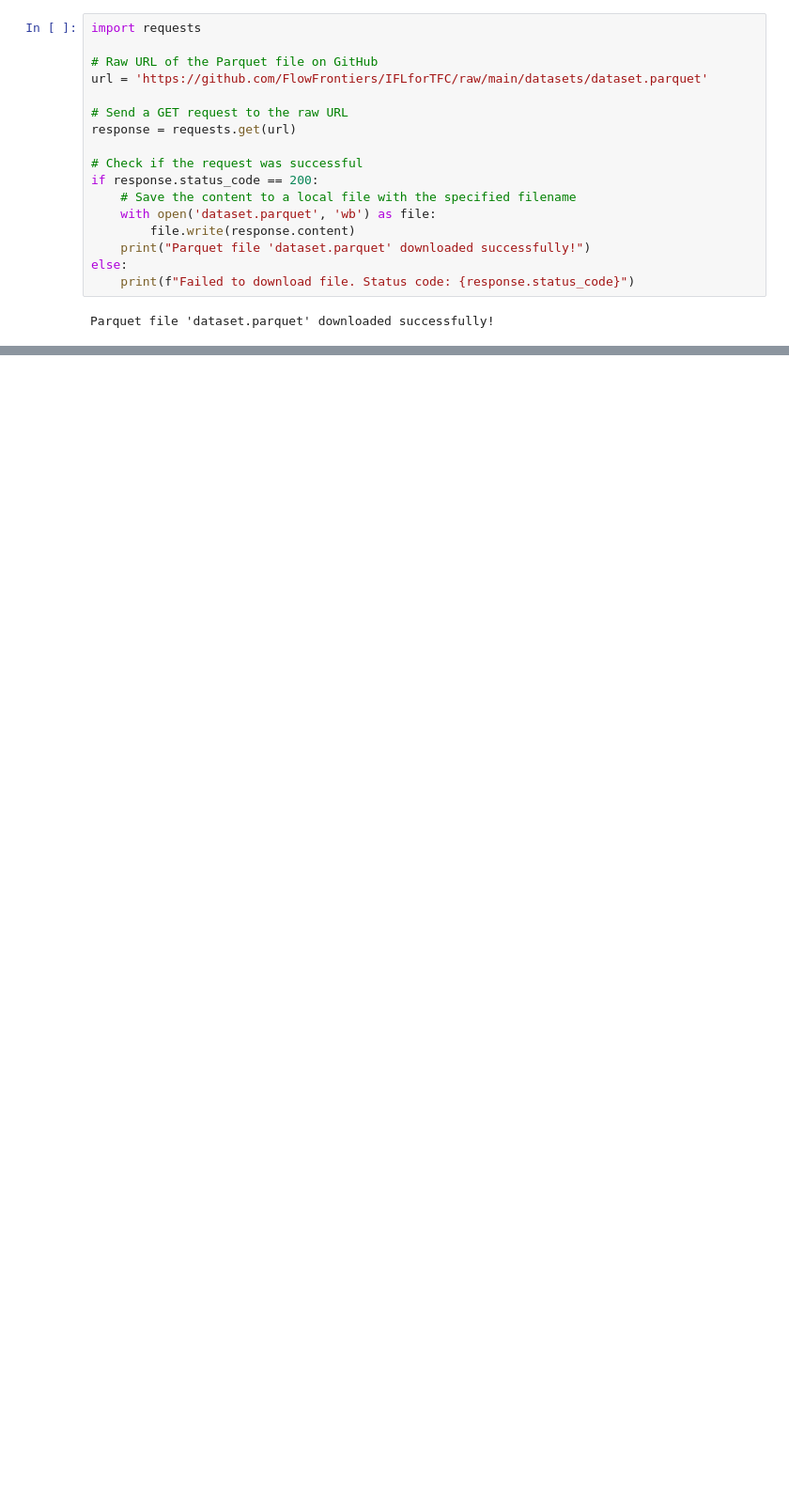
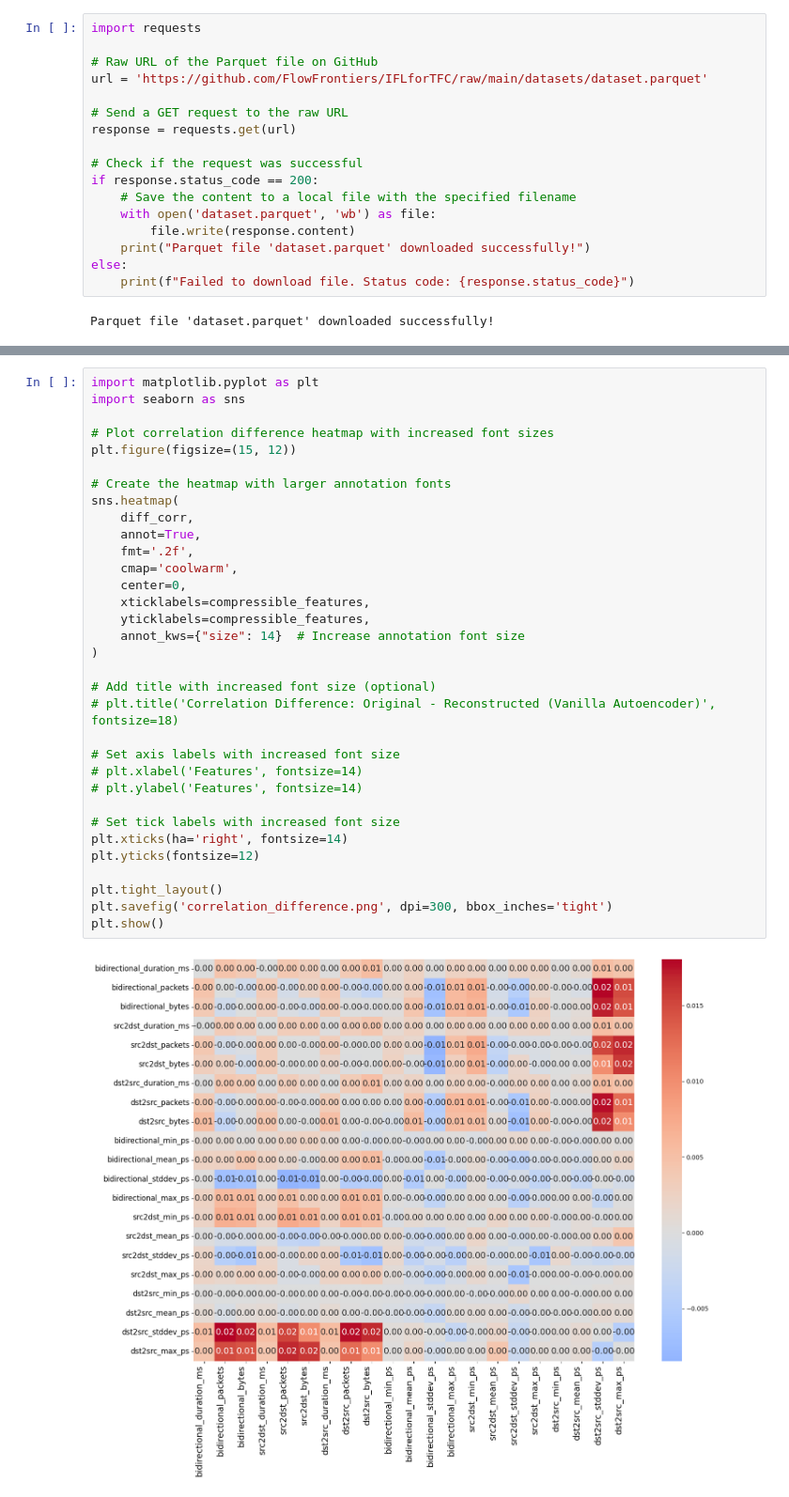
Before and after one commit to FlowFrontiers/AutoFlow, a Jupyter notebook: VanillaAE.ipynb, the cells around one changed output, grey strips where cells are left out. Shown at 94% size. Saved outputs shown, nothing was run; the diff lists cells and outputs as text; blank space fills up the shorter version.

```diff
--- a/VanillaAE.ipynb
+++ b/VanillaAE.ipynb
@@ -393,0 +600,35 @@ Visualization and analysis complete.
+# %%
+import matplotlib.pyplot as plt
+import seaborn as sns
+
+# Plot correlation difference heatmap with increased font sizes
+plt.figure(figsize=(15, 12))
+
+# Create the heatmap with larger annotation fonts
+sns.heatmap(
+    diff_corr,
+    annot=True,
+    fmt='.2f',
+    cmap='coolwarm',
+    center=0,
+    xticklabels=compressible_features,
+    yticklabels=compressible_features,
+    annot_kws={"size": 14}  # Increase annotation font size
+)
+
+# Add title with increased font size (optional)
+# plt.title('Correlation Difference: Original - Reconstructed (Vanilla Autoencoder)', fontsize=18)
+
+# Set axis labels with increased font size
+# plt.xlabel('Features', fontsize=14)
+# plt.ylabel('Features', fontsize=14)
+
+# Set tick labels with increased font size
+plt.xticks(ha='right', fontsize=14)
+plt.yticks(fontsize=12)
+
+plt.tight_layout()
+plt.savefig('correlation_difference.png', dpi=300, bbox_inches='tight')
+plt.show()
+# %% [output]
+[figure, added]
```
Also changed, not shown: parts of 28 cells of this notebook, 1 other file.
